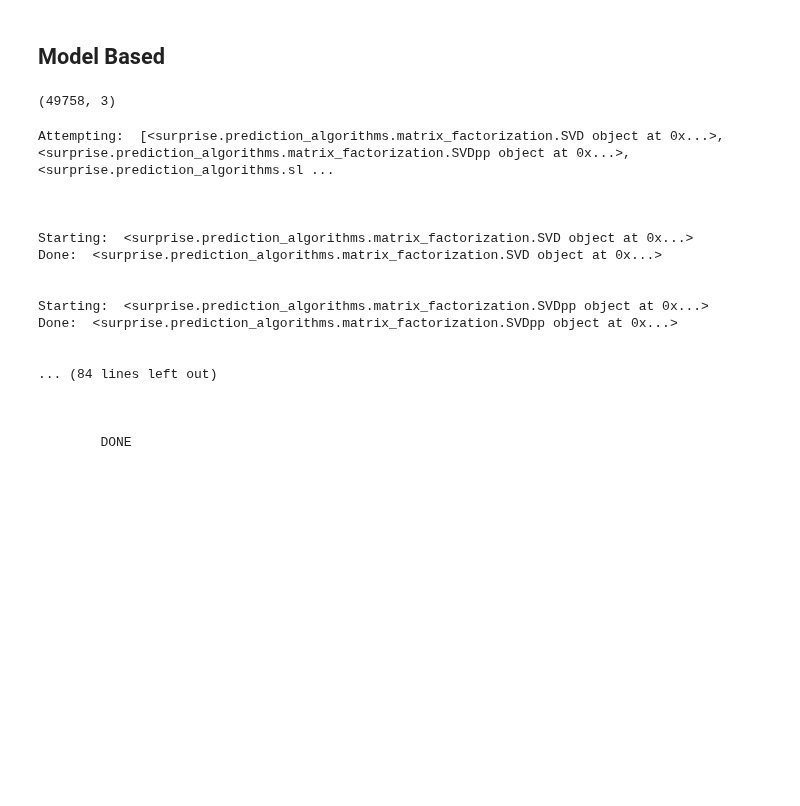
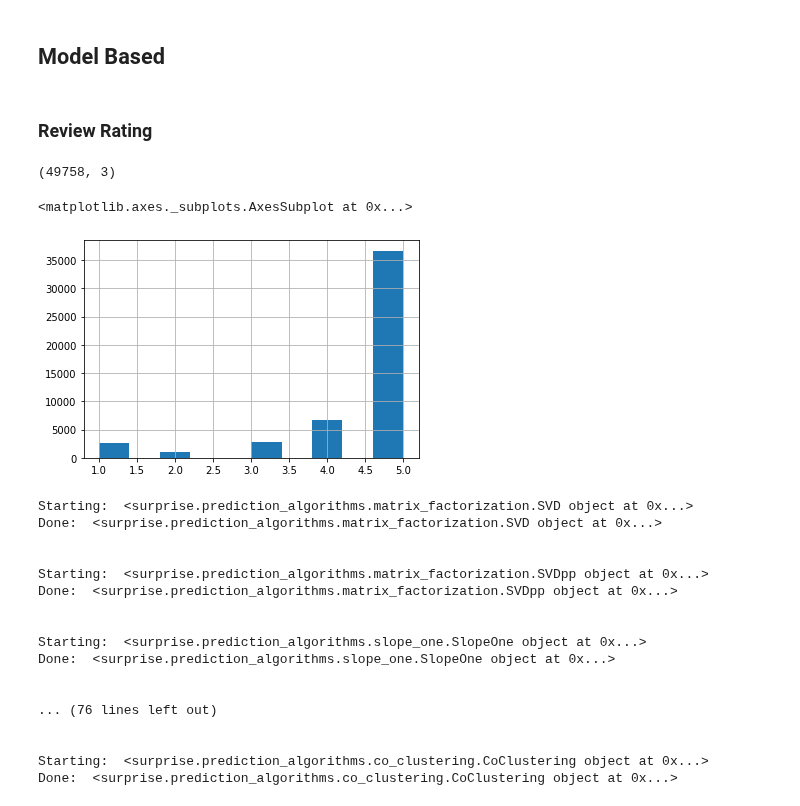
Before and after one commit to DATA-606-SPRING-2022/Jin_DATA606, a Jupyter notebook: ipynb/DATA606_Part2_CollaborativeRecommender.ipynb, the cells around one changed output. Cells and saved outputs as stored; diff of their text form; code cells hidden in the pictures; blank space fills up the shorter version.

```diff
--- a/ipynb/DATA606_Part2_CollaborativeRecommender.ipynb
+++ b/ipynb/DATA606_Part2_CollaborativeRecommender.ipynb
@@ -270,20 +291,25 @@ score(cf_user_wmean)
 1.5632708277857408
 # %% [markdown]
 ## Model Based
+# %% [markdown]
+### Review Rating
 # %%
 merged_df2 = review_df.merge(product_df, on='asin', how='inner')
 merged_df2 = merged_df2.groupby("reviewerID").filter(lambda x: len(x) > 2)
 merged_df2.shape
 # %% [output]
 (49758, 3)
+# %%
+merged_df2["overall"].hist()
+# %% [output]
+<matplotlib.axes._subplots.AxesSubplot at 0x...>
+[figure, added]
 # %%
 benchmark = []
 reader = Reader()
 # Iterate over all algorithms
 data = Dataset.load_from_df(merged_df2, reader)
 algorithms = [SVD(), SVDpp(), SlopeOne(), NMF(), NormalPredictor(), KNNBaseline(), KNNBasic(), KNNWithMeans(), KNNWithZScore(), BaselineOnly(), CoClustering()]
-
-print ("Attempting: ", str(algorithms), '\n\n\n')
 
 for algorithm in algorithms:
     print("Starting: " ,str(algorithm))
@@ -295,13 +321,7 @@ for algorithm in algorithms:
     tmp = tmp.append(pd.Series([str(algorithm).split(' ')[0].split('.')[-1]], index=['Algorithm']))
     benchmark.append(tmp)
     print("Done: " ,str(algorithm), "\n\n")
-
-print ('\n\tDONE\n')
 # %% [output]
-Attempting:  [<surprise.prediction_algorithms.matrix_factorization.SVD object at 0x...>, <surprise.prediction_algorithms.matrix_factorization.SVDpp object at 0x...>, <surprise.prediction_algorithms.sl ...
-
-
-
 Starting:  <surprise.prediction_algorithms.matrix_factorization.SVD object at 0x...>
 Done:  <surprise.prediction_algorithms.matrix_factorization.SVD object at 0x...>
 
@@ -310,11 +330,15 @@ Starting:  <surprise.prediction_algorithms.matrix_factorization.SVDpp object at
 Done:  <surprise.prediction_algorithms.matrix_factorization.SVDpp object at 0x...>
 
 
-... (84 lines left out)
+Starting:  <surprise.prediction_algorithms.slope_one.SlopeOne object at 0x...>
+Done:  <surprise.prediction_algorithms.slope_one.SlopeOne object at 0x...>
 
 
+... (76 lines left out)
 
-        DONE
+
+Starting:  <surprise.prediction_algorithms.co_clustering.CoClustering object at 0x...>
+Done:  <surprise.prediction_algorithms.co_clustering.CoClustering object at 0x...>
 # %%
 surprise_results = pd.DataFrame(benchmark).set_index('Algorithm').sort_values('test_rmse')
 surprise_results
```
Also changed, not shown: parts of 54 cells of this notebook.
